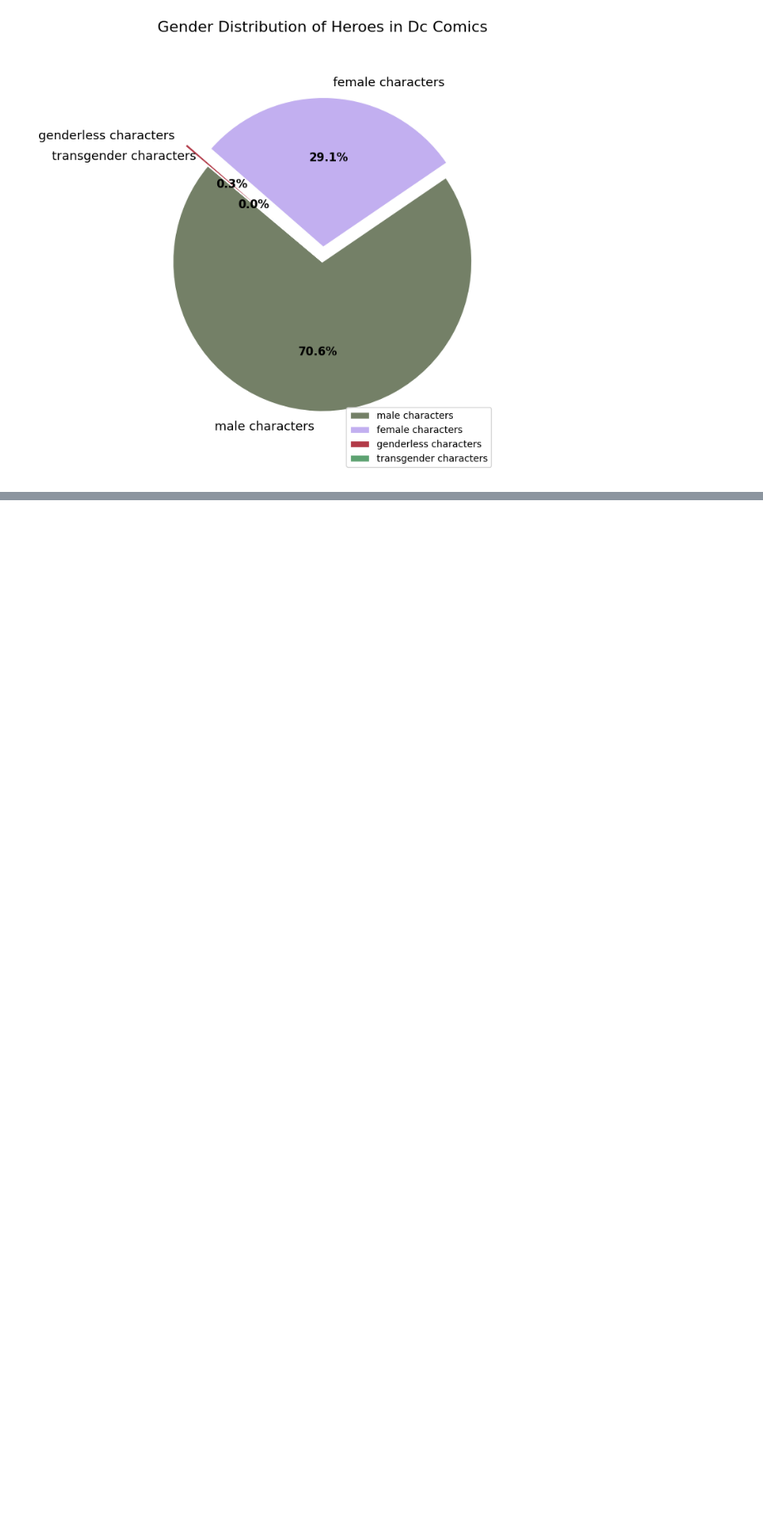
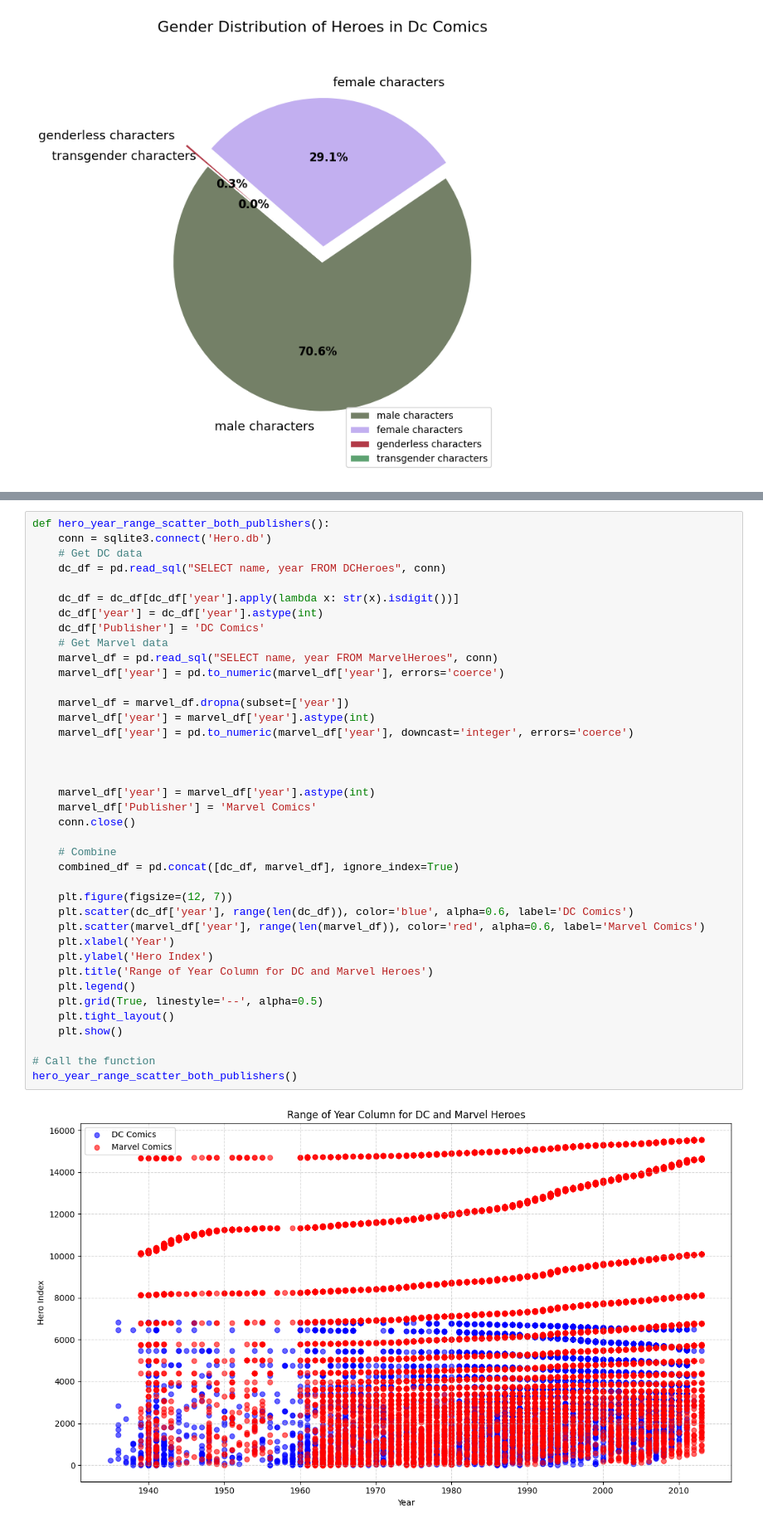
Before and after one commit to Arioch3d/DA_Capstone, a Jupyter notebook: SuperHero.ipynb, the cells around one changed output, grey strips where cells are left out. Shown at 83% size. Drawn from its saved outputs; the diff is of its cells as text; blank space fills up the shorter version.

Commit message:
Added a few different Graphs based on thoughts

```diff
--- a/SuperHero.ipynb
+++ b/SuperHero.ipynb
@@ -451,0 +455,41 @@ Name: count, dtype: int64
+# %%
+def hero_year_range_scatter_both_publishers():
+    conn = sqlite3.connect('Hero.db')
+    # Get DC data
+    dc_df = pd.read_sql("SELECT name, year FROM DCHeroes", conn)
+
+    dc_df = dc_df[dc_df['year'].apply(lambda x: str(x).isdigit())]
+    dc_df['year'] = dc_df['year'].astype(int)
+    dc_df['Publisher'] = 'DC Comics'
+    # Get Marvel data
+    marvel_df = pd.read_sql("SELECT name, year FROM MarvelHeroes", conn)
+    marvel_df['year'] = pd.to_numeric(marvel_df['year'], errors='coerce')
+
+    marvel_df = marvel_df.dropna(subset=['year'])
+    marvel_df['year'] = marvel_df['year'].astype(int)
+    marvel_df['year'] = pd.to_numeric(marvel_df['year'], downcast='integer', errors='coerce')
+
+
+
+    marvel_df['year'] = marvel_df['year'].astype(int)
+    marvel_df['Publisher'] = 'Marvel Comics'
+    conn.close()
+
+    # Combine
+    combined_df = pd.concat([dc_df, marvel_df], ignore_index=True)
+
+    plt.figure(figsize=(12, 7))
+    plt.scatter(dc_df['year'], range(len(dc_df)), color='blue', alpha=0.6, label='DC Comics')
+    plt.scatter(marvel_df['year'], range(len(marvel_df)), color='red', alpha=0.6, label='Marvel Comics')
+    plt.xlabel('Year')
+    plt.ylabel('Hero Index')
+    plt.title('Range of Year Column for DC and Marvel Heroes')
+    plt.legend()
+    plt.grid(True, linestyle='--', alpha=0.5)
+    plt.tight_layout()
+    plt.show()
+
+# Call the function
+hero_year_range_scatter_both_publishers()
+# %% [output]
+[figure, added]
```
Also changed, not shown: parts of 7 cells of this notebook, 1 other file.
